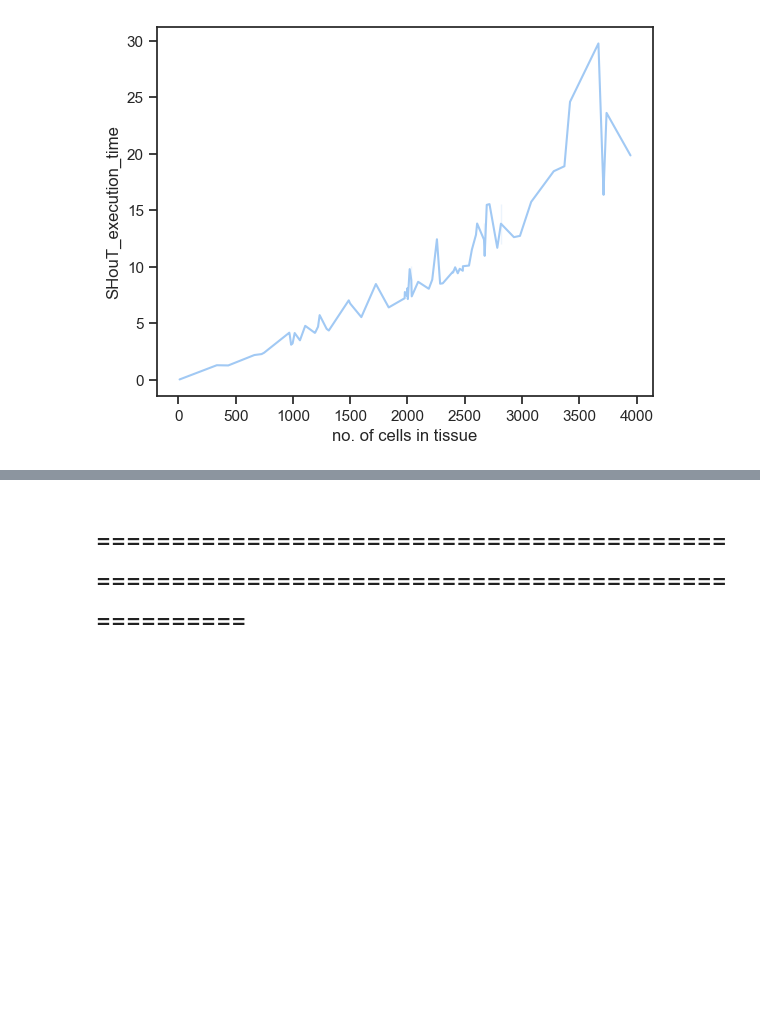
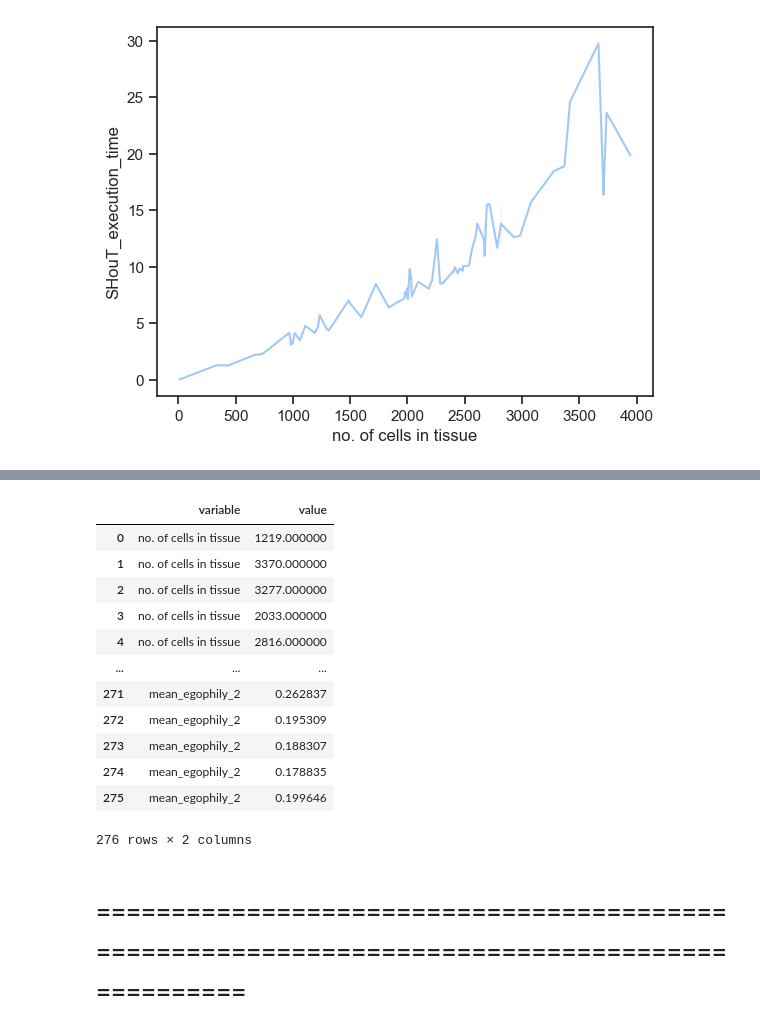
Before and after one commit to bionetslab/SHouT, a Jupyter notebook: MELC_TCL_caseStudy.ipynb, the cells around one changed output, grey strips where cells are left out. Cells and saved outputs as stored; diff of their text form; code cells hidden in the pictures; blank space fills up the shorter version.

```diff
--- a/MELC_TCL_caseStudy.ipynb
+++ b/MELC_TCL_caseStudy.ipynb
@@ -269,3 +261,19 @@ sns.move_legend(f.figure.axes[0], "upper left", bbox_to_anchor=(1.25, 1))
+# %%
+pd.melt(DF_ROBUSTNESS)
+# %% [output]
+|  | variable | value |
+| 0 | no. of cells in tissue | 1219.000000 |
+| 1 | no. of cells in tissue | 3370.000000 |
+| 2 | no. of cells in tissue | 3277.000000 |
+| 3 | no. of cells in tissue | 2033.000000 |
+| 4 | no. of cells in tissue | 2816.000000 |
+| ... | ... | ... |
+| 271 | mean_egophily_2 | 0.262837 |
+| 272 | mean_egophily_2 | 0.195309 |
+| 273 | mean_egophily_2 | 0.188307 |
+| 274 | mean_egophily_2 | 0.178835 |
+| 275 | mean_egophily_2 | 0.199646 |
+276 rows × 2 columns
 # %% [markdown]
 # ==============================================================================================
 # %%
```
Also changed, not shown: parts of 3 cells of this notebook.
